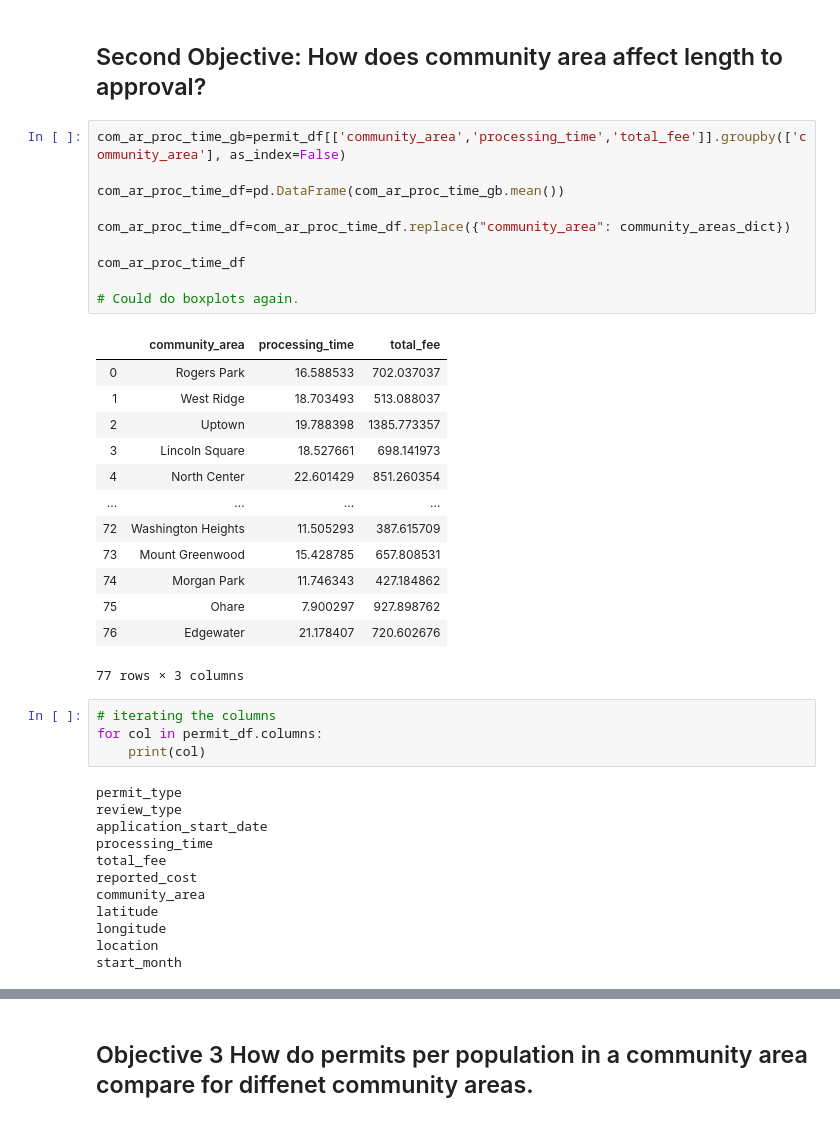
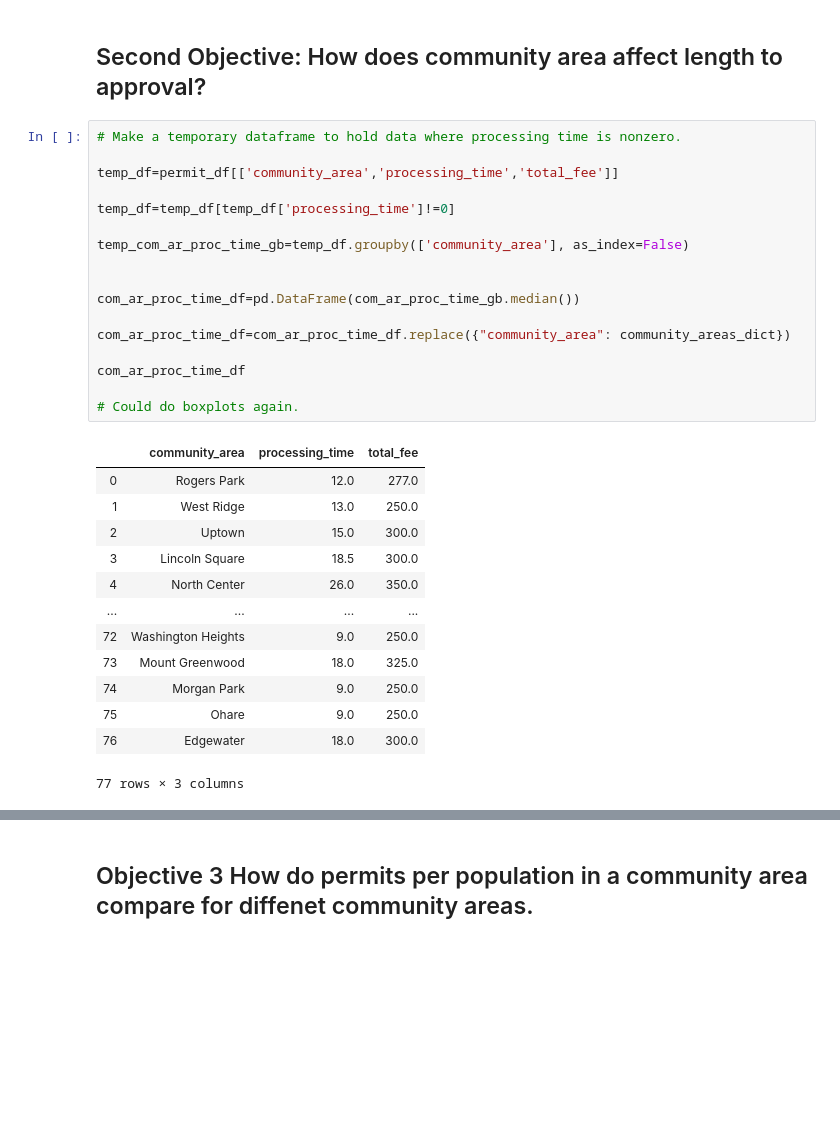
Before and after one commit to mahoneyjam/Project_1, a Jupyter notebook: data_wrangling.ipynb, the cells around one changed output, grey strips where cells are left out. Cells and saved outputs as stored; diff of their text form; blank space fills up the shorter version.

```diff
--- a/data_wrangling.ipynb
+++ b/data_wrangling.ipynb
@@ -265,42 +302,33 @@ month_proc_time_df
 # %% [markdown]
 ## Second Objective: How does community area affect length to approval?
 # %%
-com_ar_proc_time_gb=permit_df[['community_area','processing_time','total_fee']].groupby(['community_area'], as_index=False)
+# Make a temporary dataframe to hold data where processing time is nonzero.
 
-com_ar_proc_time_df=pd.DataFrame(com_ar_proc_time_gb.mean())
+temp_df=permit_df[['community_area','processing_time','total_fee']]
+
+temp_df=temp_df[temp_df['processing_time']!=0]
+
+temp_com_ar_proc_time_gb=temp_df.groupby(['community_area'], as_index=False)
+
+
+com_ar_proc_time_df=pd.DataFrame(com_ar_proc_time_gb.median())
 
 com_ar_proc_time_df=com_ar_proc_time_df.replace({"community_area": community_areas_dict})
 
 com_ar_proc_time_df
 
 # Could do boxplots again.
 # %% [output]
 |  | community_area | processing_time | total_fee |
-| 0 | Rogers Park | 16.588533 | 702.037037 |
-| 1 | West Ridge | 18.703493 | 513.088037 |
-| 2 | Uptown | 19.788398 | 1385.773357 |
-| 3 | Lincoln Square | 18.527661 | 698.141973 |
-| 4 | North Center | 22.601429 | 851.260354 |
+| 0 | Rogers Park | 12.0 | 277.0 |
+| 1 | West Ridge | 13.0 | 250.0 |
+| 2 | Uptown | 15.0 | 300.0 |
+| 3 | Lincoln Square | 18.5 | 300.0 |
+| 4 | North Center | 26.0 | 350.0 |
 | ... | ... | ... | ... |
-| 72 | Washington Heights | 11.505293 | 387.615709 |
-| 73 | Mount Greenwood | 15.428785 | 657.808531 |
-| 74 | Morgan Park | 11.746343 | 427.184862 |
-| 75 | Ohare | 7.900297 | 927.898762 |
-| 76 | Edgewater | 21.178407 | 720.602676 |
+| 72 | Washington Heights | 9.0 | 250.0 |
+| 73 | Mount Greenwood | 18.0 | 325.0 |
+| 74 | Morgan Park | 9.0 | 250.0 |
+| 75 | Ohare | 9.0 | 250.0 |
+| 76 | Edgewater | 18.0 | 300.0 |
 77 rows × 3 columns
-# %%
-# iterating the columns
-for col in permit_df.columns:
-    print(col)
-# %% [output]
-permit_type
-review_type
-application_start_date
-processing_time
-total_fee
-reported_cost
-community_area
-latitude
-longitude
-location
-start_month
```
Also changed, not shown: parts of 29 cells of this notebook.
